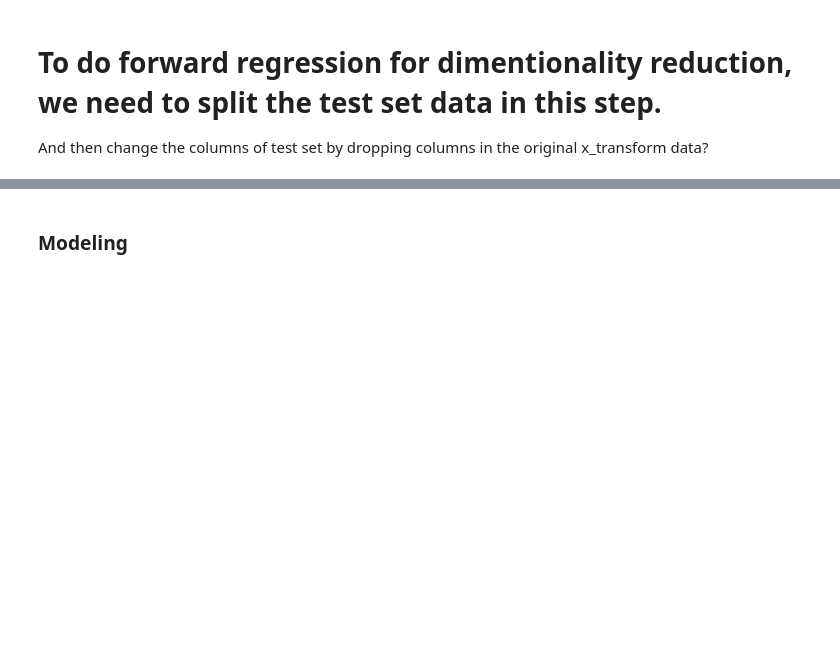
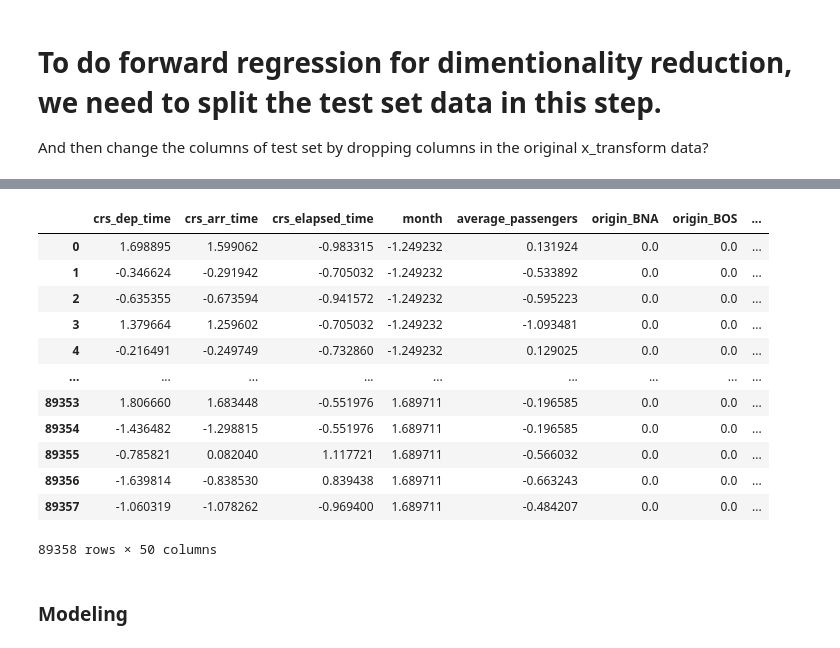
Before and after one commit to irenethebest/Flight_delay_prediction, a Jupyter notebook: modeling_Irene_ver3_testdata.ipynb, the cells around one changed output, grey strips where cells are left out. Saved outputs shown, nothing was run; the diff lists cells and outputs as text; code cells hidden in the pictures; blank space fills up the shorter version.

```diff
--- a/modeling_Irene_ver3_testdata.ipynb
+++ b/modeling_Irene_ver3_testdata.ipynb
@@ -468,6 +499,22 @@ skb.get_support()
 # column names
 X_transform.columns[skb.get_support()]
 X = pd.DataFrame(X,columns=X_transform.columns[skb.get_support()])
+# %%
+X
+# %% [output]
+|  | crs_dep_time | crs_arr_time | crs_elapsed_time | month | average_passengers | origin_BNA | origin_BOS | ... |
+| 0 | 1.698895 | 1.599062 | -0.983315 | -1.249232 | 0.131924 | 0.0 | 0.0 | ... |
+| 1 | -0.346624 | -0.291942 | -0.705032 | -1.249232 | -0.533892 | 0.0 | 0.0 | ... |
+| 2 | -0.635355 | -0.673594 | -0.941572 | -1.249232 | -0.595223 | 0.0 | 0.0 | ... |
+| 3 | 1.379664 | 1.259602 | -0.705032 | -1.249232 | -1.093481 | 0.0 | 0.0 | ... |
+| 4 | -0.216491 | -0.249749 | -0.732860 | -1.249232 | 0.129025 | 0.0 | 0.0 | ... |
+| ... | ... | ... | ... | ... | ... | ... | ... | ... |
+| 89353 | 1.806660 | 1.683448 | -0.551976 | 1.689711 | -0.196585 | 0.0 | 0.0 | ... |
+| 89354 | -1.436482 | -1.298815 | -0.551976 | 1.689711 | -0.196585 | 0.0 | 0.0 | ... |
+| 89355 | -0.785821 | 0.082040 | 1.117721 | 1.689711 | -0.566032 | 0.0 | 0.0 | ... |
+| 89356 | -1.639814 | -0.838530 | 0.839438 | 1.689711 | -0.663243 | 0.0 | 0.0 | ... |
+| 89357 | -1.060319 | -1.078262 | -0.969400 | 1.689711 | -0.484207 | 0.0 | 0.0 | ... |
+89358 rows × 50 columns
 # %% [markdown]
 ### Modeling
 # %% [markdown]
```
Also changed, not shown: parts of 67 cells of this notebook, 1 other file.
